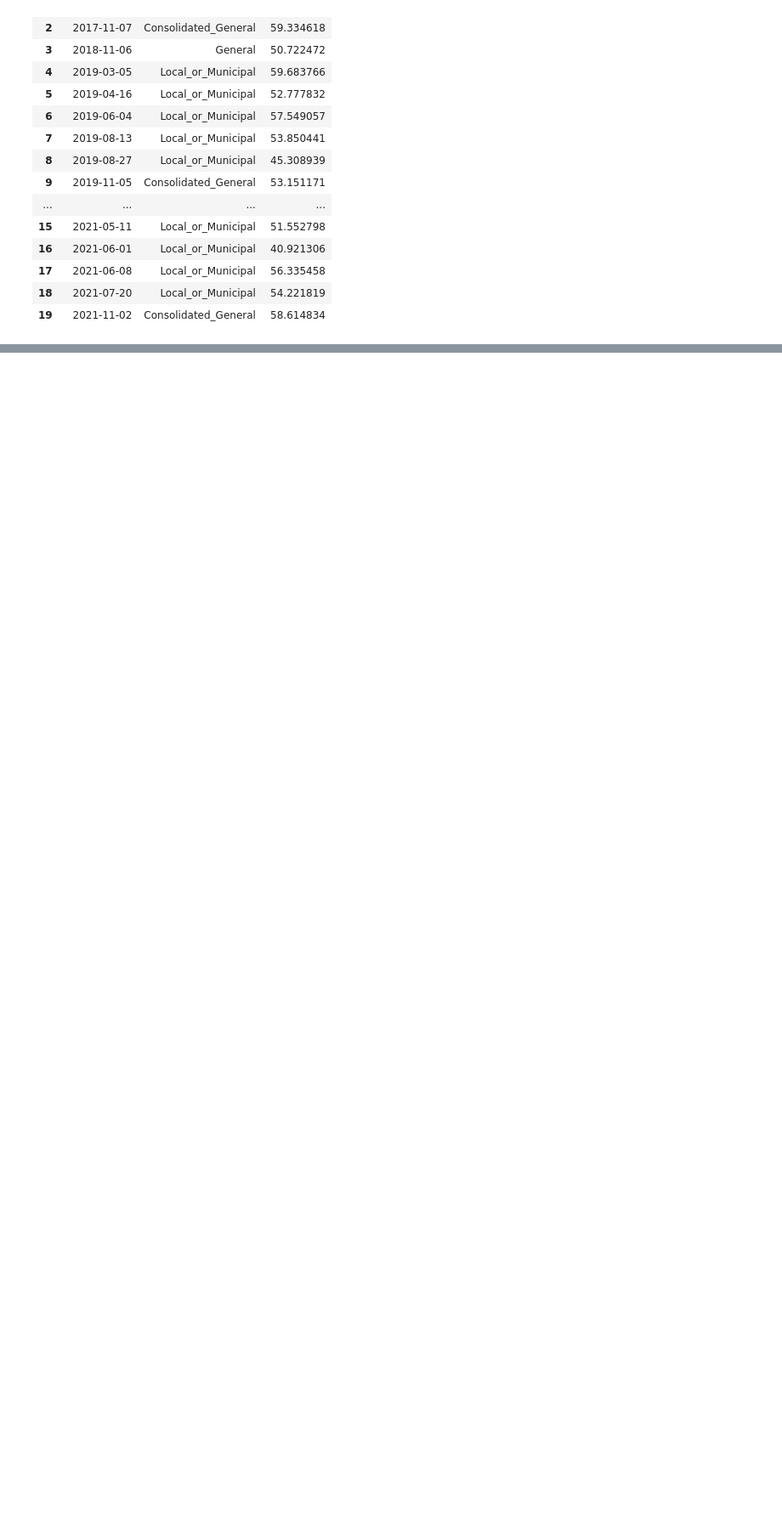
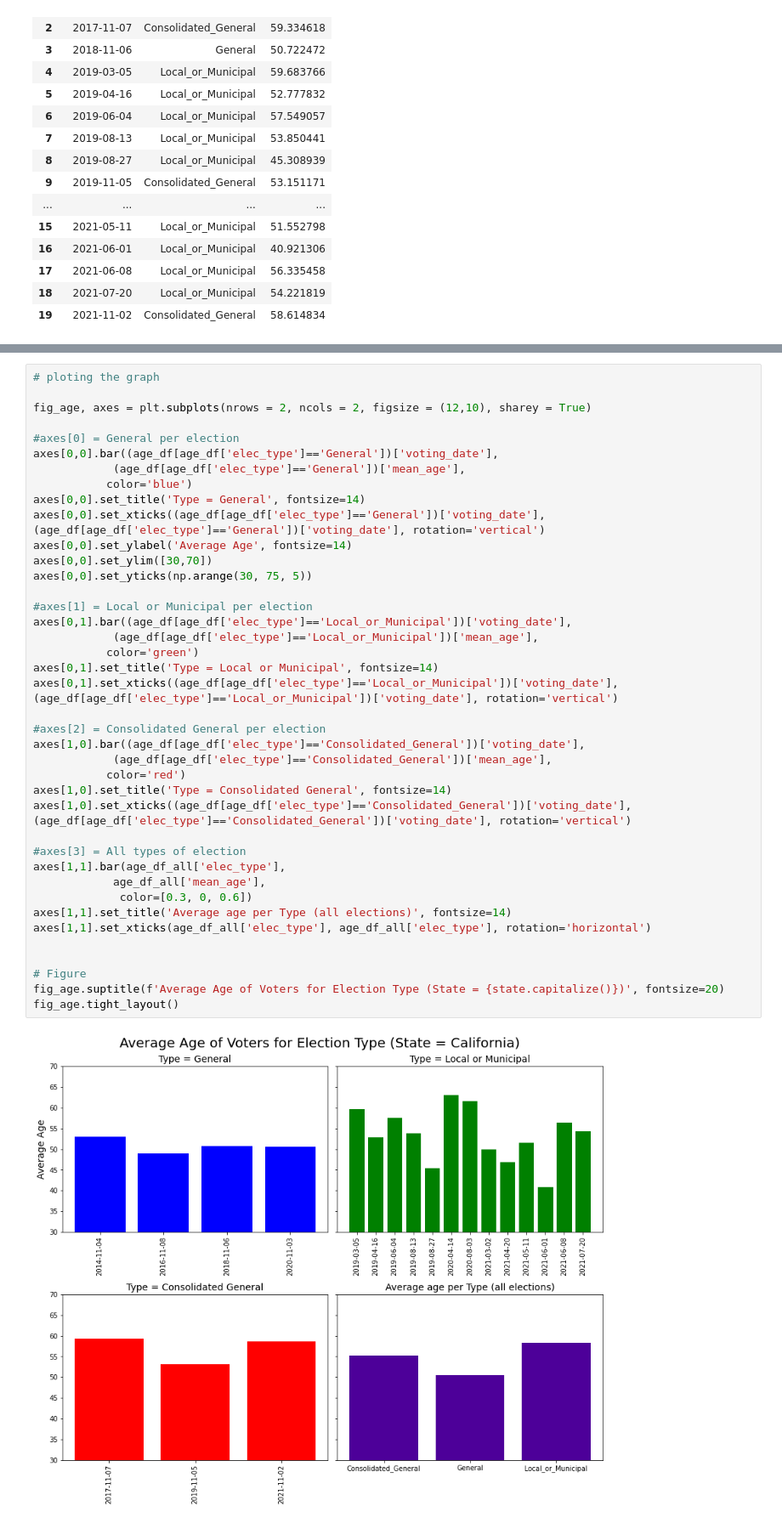
Before and after one commit to jnshzk/capstone, a Jupyter notebook: vis_age_per_election-type_ca.ipynb, the cells around one changed output, grey strips where cells are left out. Shown at 85% size. Saved outputs shown, nothing was run; the diff lists cells and outputs as text; blank space fills up the shorter version.

```diff
--- a/vis_age_per_election-type_ca.ipynb
+++ b/vis_age_per_election-type_ca.ipynb
@@ -209,0 +228,42 @@ fig_age.tight_layout()
+# %%
+# ploting the graph
+
+fig_age, axes = plt.subplots(nrows = 2, ncols = 2, figsize = (12,10), sharey = True)
+
+#axes[0] = General per election
+axes[0,0].bar((age_df[age_df['elec_type']=='General'])['voting_date'],
+            (age_df[age_df['elec_type']=='General'])['mean_age'],
+           color='blue')
+axes[0,0].set_title('Type = General', fontsize=14)
+axes[0,0].set_xticks((age_df[age_df['elec_type']=='General'])['voting_date'], (age_df[age_df['elec_type']=='General'])['voting_date'], rotation='vertical')
+axes[0,0].set_ylabel('Average Age', fontsize=14)
+axes[0,0].set_ylim([30,70])
+axes[0,0].set_yticks(np.arange(30, 75, 5))
+
+#axes[1] = Local or Municipal per election
+axes[0,1].bar((age_df[age_df['elec_type']=='Local_or_Municipal'])['voting_date'],
+            (age_df[age_df['elec_type']=='Local_or_Municipal'])['mean_age'],
+           color='green')
+axes[0,1].set_title('Type = Local or Municipal', fontsize=14)
+axes[0,1].set_xticks((age_df[age_df['elec_type']=='Local_or_Municipal'])['voting_date'], (age_df[age_df['elec_type']=='Local_or_Municipal'])['voting_date'], rotation='vertical')
+
+#axes[2] = Consolidated General per election
+axes[1,0].bar((age_df[age_df['elec_type']=='Consolidated_General'])['voting_date'],
+            (age_df[age_df['elec_type']=='Consolidated_General'])['mean_age'],
+           color='red')
+axes[1,0].set_title('Type = Consolidated General', fontsize=14)
+axes[1,0].set_xticks((age_df[age_df['elec_type']=='Consolidated_General'])['voting_date'], (age_df[age_df['elec_type']=='Consolidated_General'])['voting_date'], rotation='vertical')
+
+#axes[3] = All types of election
+axes[1,1].bar(age_df_all['elec_type'],
+            age_df_all['mean_age'],
+             color=[0.3, 0, 0.6])
+axes[1,1].set_title('Average age per Type (all elections)', fontsize=14)
+axes[1,1].set_xticks(age_df_all['elec_type'], age_df_all['elec_type'], rotation='horizontal')
+
+
+# Figure
+fig_age.suptitle(f'Average Age of Voters for Election Type (State = {state.capitalize()})', fontsize=20)
+fig_age.tight_layout()
+# %% [output]
+[figure, added]
```
Also changed, not shown: parts of 5 cells of this notebook.
